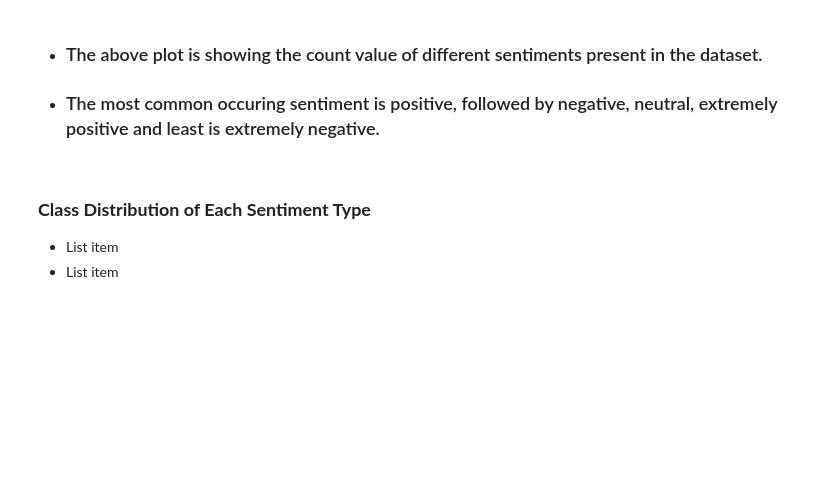
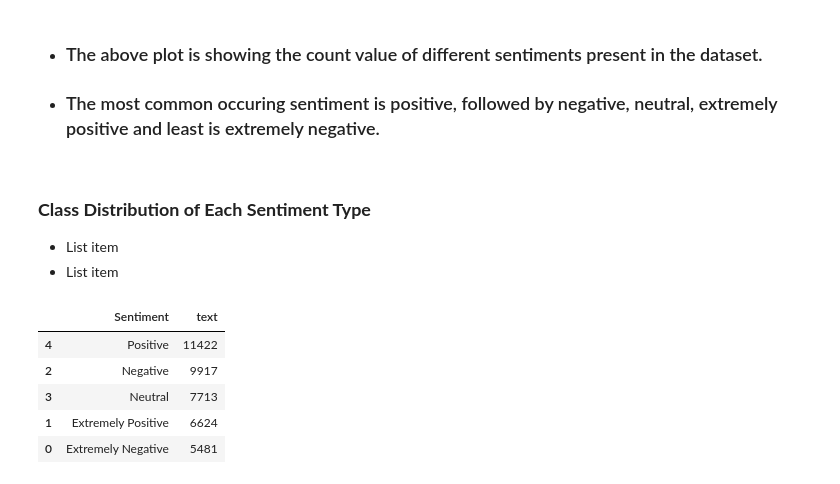
Before and after one commit to SachinYallapurkar/Coronavirus_Tweet_Sentiment_Analysis, a Jupyter notebook: Untitled15.ipynb, the cells around one changed output. Saved outputs shown, nothing was run; the diff lists cells and outputs as text; code cells hidden in the pictures; blank space fills up the shorter version.

```diff
--- a/Untitled15.ipynb
+++ b/Untitled15.ipynb
@@ -354,0 +363,11 @@ plt.show()
+# %%
+# Calculating the text count
+class_df = tt_df.groupby('Sentiment').count()['text'].reset_index().sort_values(by='text',ascending=False)
+class_df.style.background_gradient(cmap='viridis')
+# %% [output]
+|  | Sentiment | text |
+| 4 | Positive | 11422 |
+| 2 | Negative | 9917 |
+| 3 | Neutral | 7713 |
+| 1 | Extremely Positive | 6624 |
+| 0 | Extremely Negative | 5481 |
```
Also changed, not shown: parts of 5 cells of this notebook.
